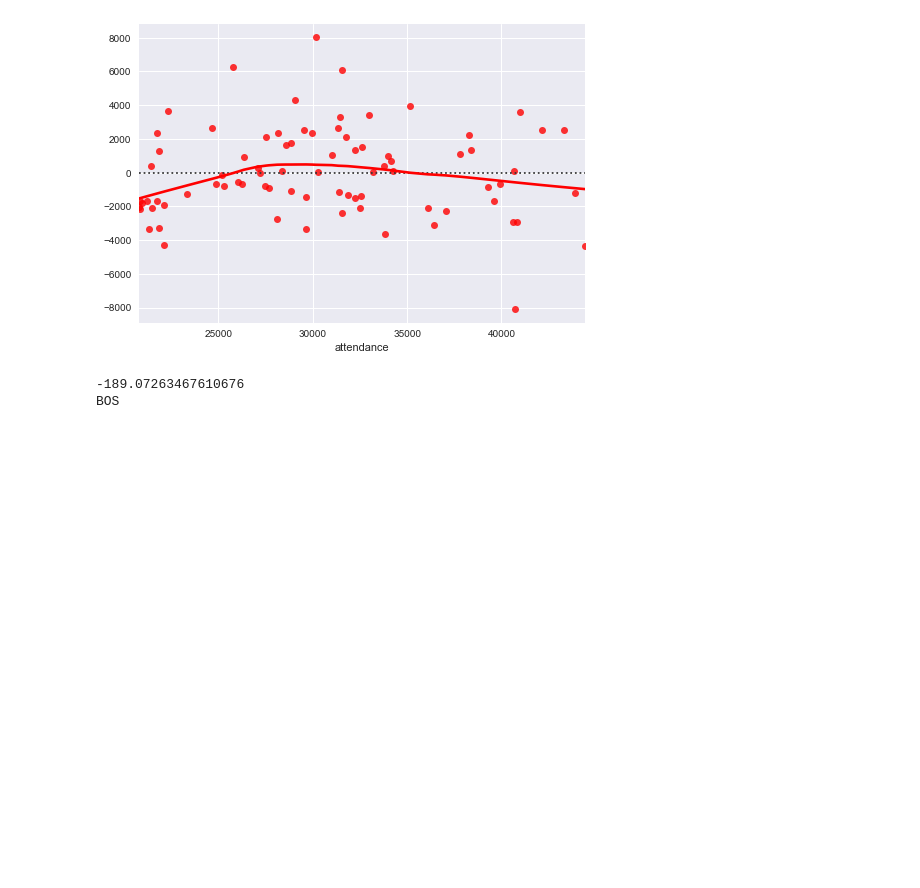
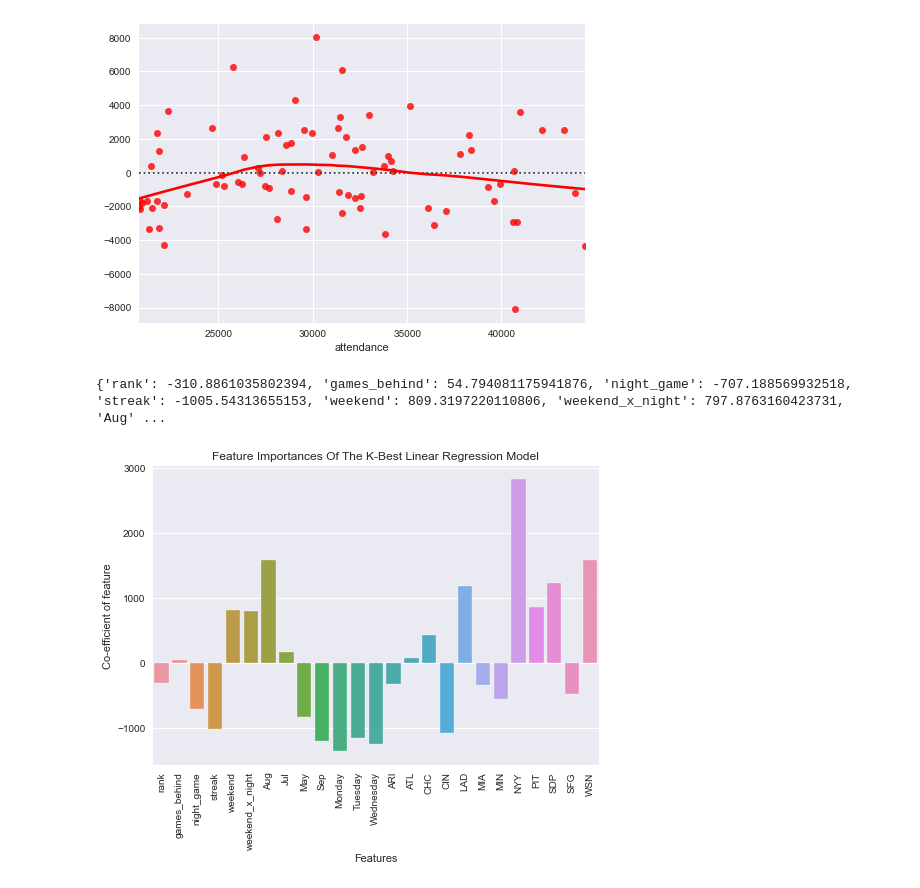
Before and after one commit to ykfarhan/forecasting-nymets-attendance, a Jupyter notebook: Regression_mlb.ipynb, the cells around one changed output. Cells and saved outputs as stored; diff of their text form; code cells hidden in the pictures; blank space fills up the shorter version.

```diff
--- a/Regression_mlb.ipynb
+++ b/Regression_mlb.ipynb
@@ -345,9 +345,21 @@ sns.residplot(test_target, holdout_kbest, lowess=True, color= 'red')
 plt.show()
 # %% [output]
 [figure]
-# %%
-print(lm_kbest.coef_[24])
-print(test_features.columns[24])
-# %% [output]
--189.07263467610676
-BOS
+# %%
+values = [float(n) for n in lm_kbest.coef_]
+keys = test_features[selected_columns].columns
+# %%
+coeff_dict = dict(zip(keys, values))
+print(coeff_dict)
+# %% [output]
+{'rank': -310.8861035802394, 'games_behind': 54.794081175941876, 'night_game': -707.188569932518, 'streak': -1005.54313655153, 'weekend': 809.3197220110806, 'weekend_x_night': 797.8763160423731, 'Aug' ...
+# %%
+coeff_df = pd.DataFrame(coeff_dict.values(), index = coeff_dict.keys(), columns= ['Co-efficient of feature'])
+# %%
+sns.barplot(x = list(coeff_df.index), y= 'Co-efficient of feature', data=coeff_df)
+plt.xticks(rotation = 90)
+plt.xlabel('Features')
+plt.title('feature importances of the k-best linear regression model'.title())
+plt.savefig('feature_imp_kbest.png')
+# %% [output]
+[figure, added]
```
Also changed, not shown: 2 other files.
